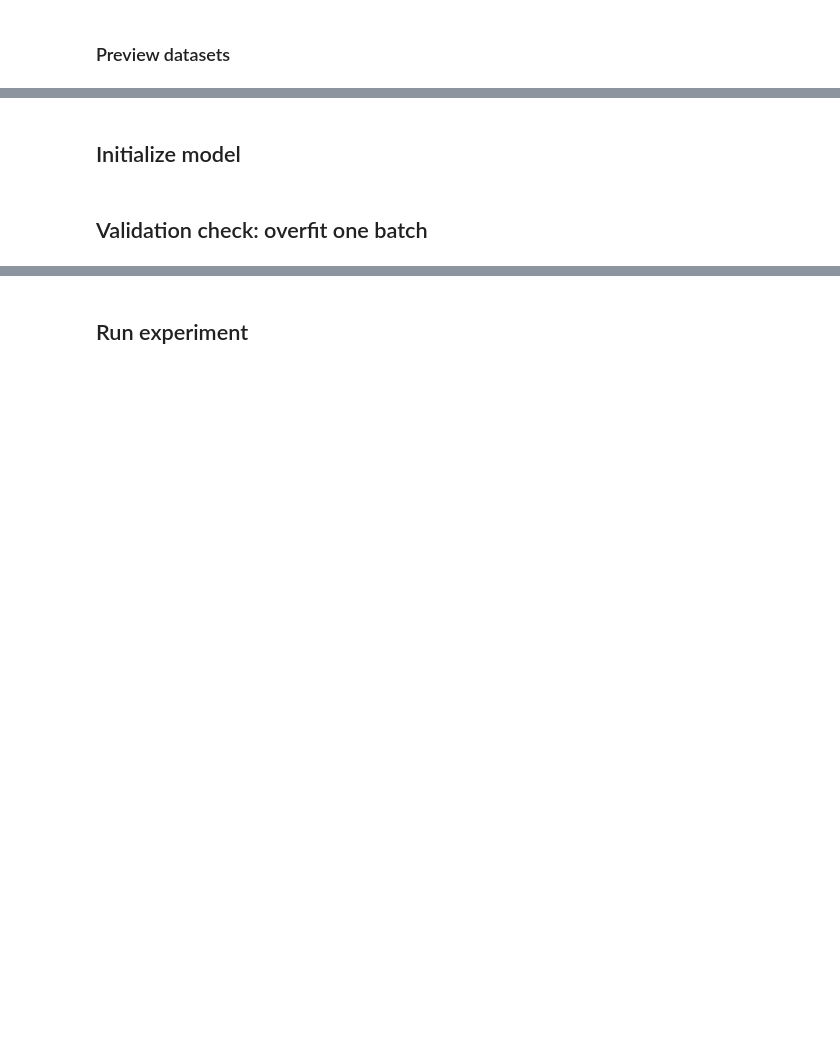
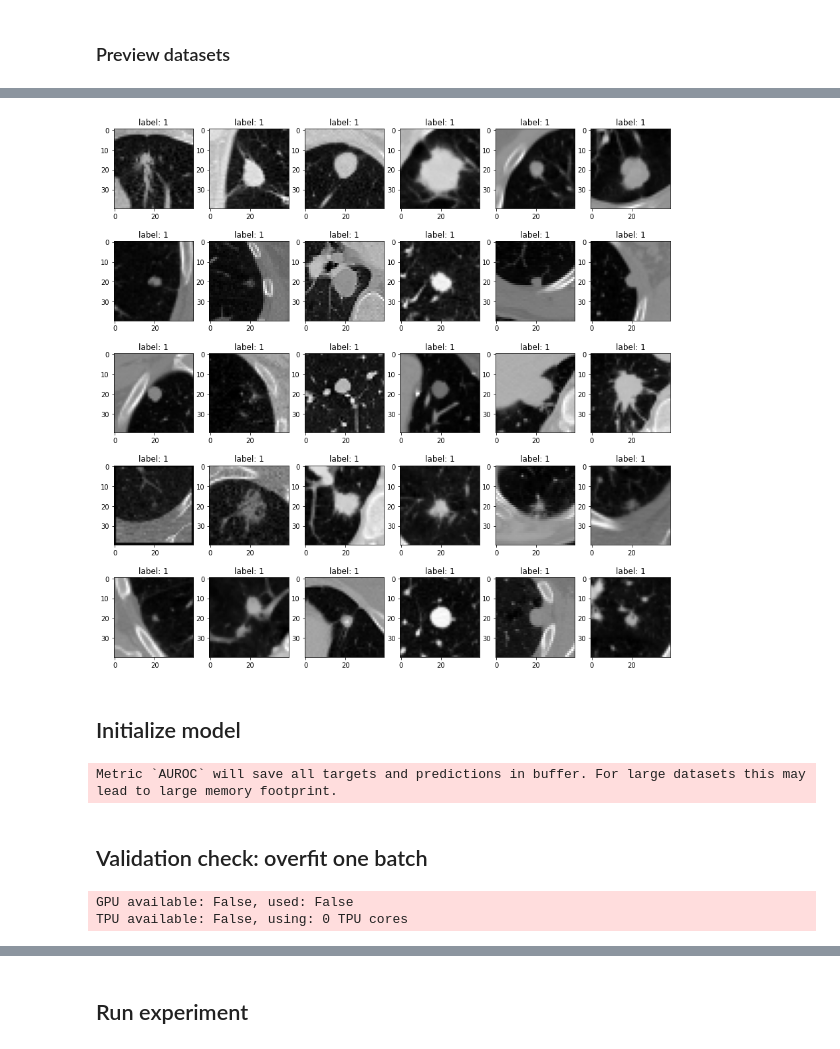
Before and after one commit to felixpeters/lung-cancer-detection, a Jupyter notebook: nbs/16_Nodule_Classification_Baseline.ipynb, the cells around one changed output, grey strips where cells are left out. Cells and saved outputs as stored; diff of their text form; code cells hidden in the pictures; blank space fills up the shorter version.

```diff
--- a/nbs/16_Nodule_Classification_Baseline.ipynb
+++ b/nbs/16_Nodule_Classification_Baseline.ipynb
@@ -21,2 +129,6 @@
+# %%
+preview_dataset(dm.query_by_label(split="valid", n=30, labels=[1]))
+# %% [output]
+[figure, added]
 # %% [markdown]
 ## Initialize model
@@ -23,2 +141,11 @@
+# %%
+model = NoduleClassificationModule(net, num_classes=config["class_model"]["num_classes"])
+# %% [output]
+Metric `AUROC` will save all targets and predictions in buffer. For large datasets this may lead to large memory footprint.
 # %% [markdown]
 ## Validation check: overfit one batch
+# %%
+trainer = Trainer(auto_select_gpus=True, overfit_batches=1, max_epochs=10)
+# %% [output]
+GPU available: False, used: False
+TPU available: False, using: 0 TPU cores
```
Also changed, not shown: parts of 29 cells of this notebook, 2 other files.
